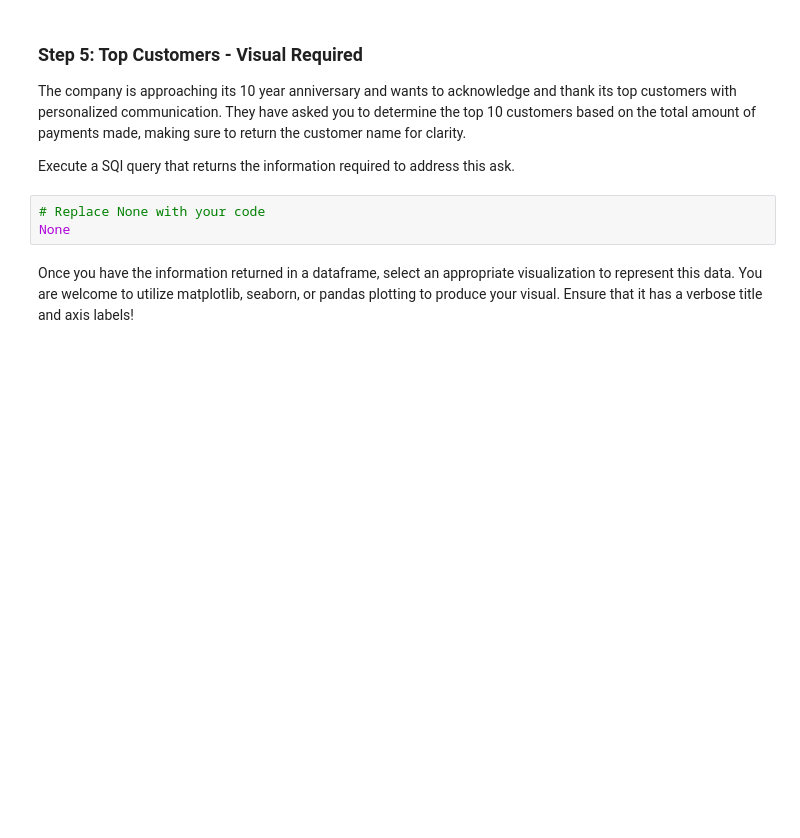
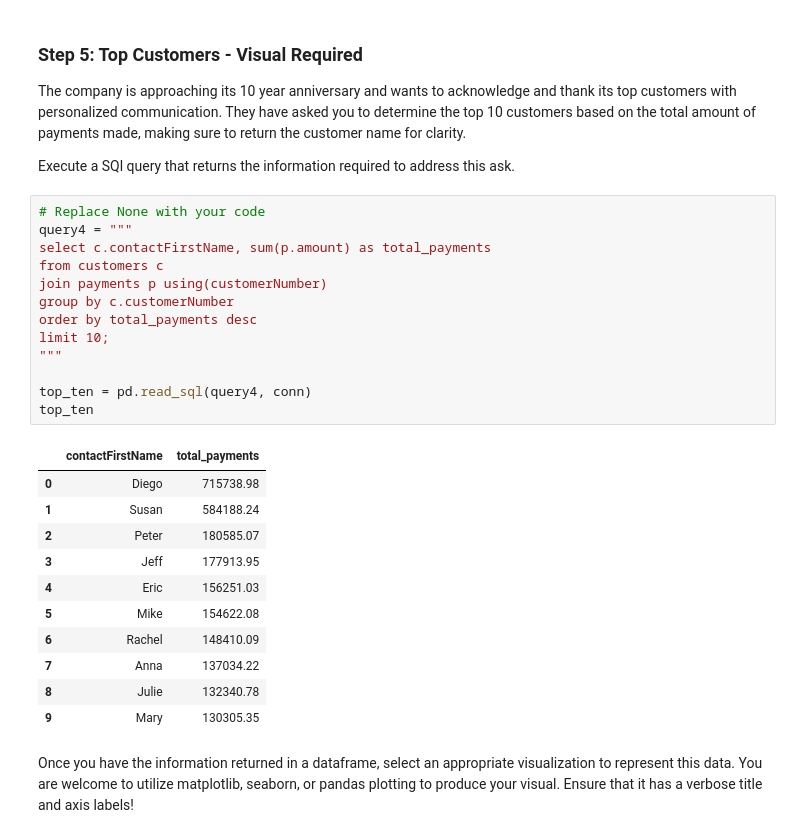
Before and after one commit to j-alba-data/dsc-sql-summative-lab, a Jupyter notebook: SQLSummativeLab.ipynb, the cells around one changed output. Drawn from its saved outputs; the diff is of its cells as text; blank space fills up the shorter version.

```diff
--- a/SQLSummativeLab.ipynb
+++ b/SQLSummativeLab.ipynb
@@ -152,9 +152,31 @@ plt.tight_layout()
 The company is approaching its 10 year anniversary and wants to acknowledge and thank its top customers with personalized communication. They have asked you to determine the top 10 customers based on the total amount of payments made, making sure to return the customer name for clarity.
 
 Execute a SQl query that returns the information required to address this ask.
-# %%
-# Replace None with your code
-None
+# %%
+# Replace None with your code
+query4 = """
+select c.contactFirstName, sum(p.amount) as total_payments
+from customers c
+join payments p using(customerNumber)
+group by c.customerNumber
+order by total_payments desc
+limit 10;
+"""
+
+top_ten = pd.read_sql(query4, conn)
+top_ten
+# %% [output]
+|  | contactFirstName | total_payments |
+| 0 | Diego | 715738.98 |
+| 1 | Susan | 584188.24 |
+| 2 | Peter | 180585.07 |
+| 3 | Jeff | 177913.95 |
+| 4 | Eric | 156251.03 |
+| 5 | Mike | 154622.08 |
+| 6 | Rachel | 148410.09 |
+| 7 | Anna | 137034.22 |
+| 8 | Julie | 132340.78 |
+| 9 | Mary | 130305.35 |
 # %% [markdown]
 Once you have the information returned in a dataframe, select an appropriate visualization to represent this data. You are welcome to utilize matplotlib, seaborn, or pandas plotting to produce your visual. Ensure that it has a verbose title and axis labels!
 # %%
```
Also changed, not shown: parts of 5 cells of this notebook.
